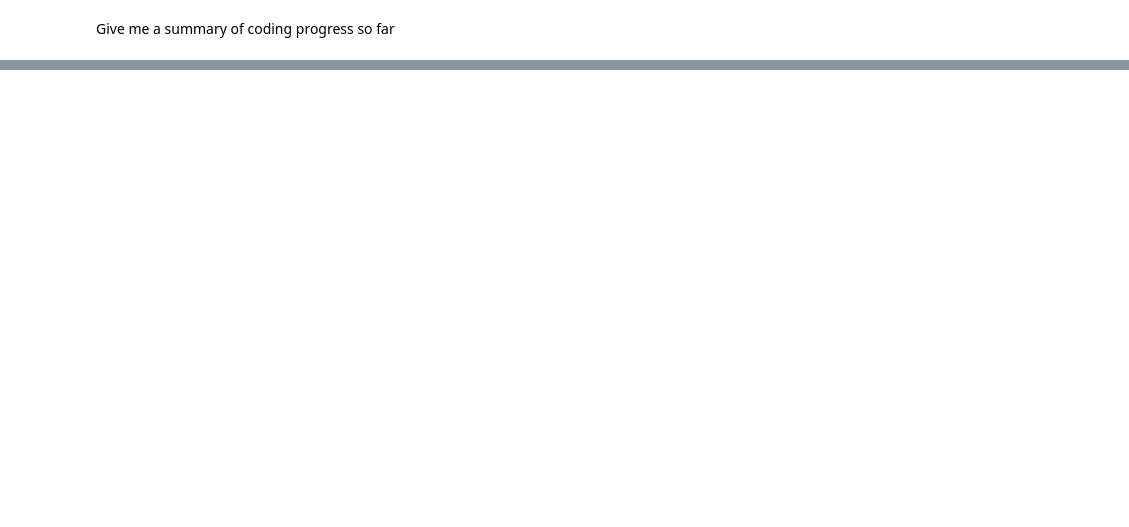
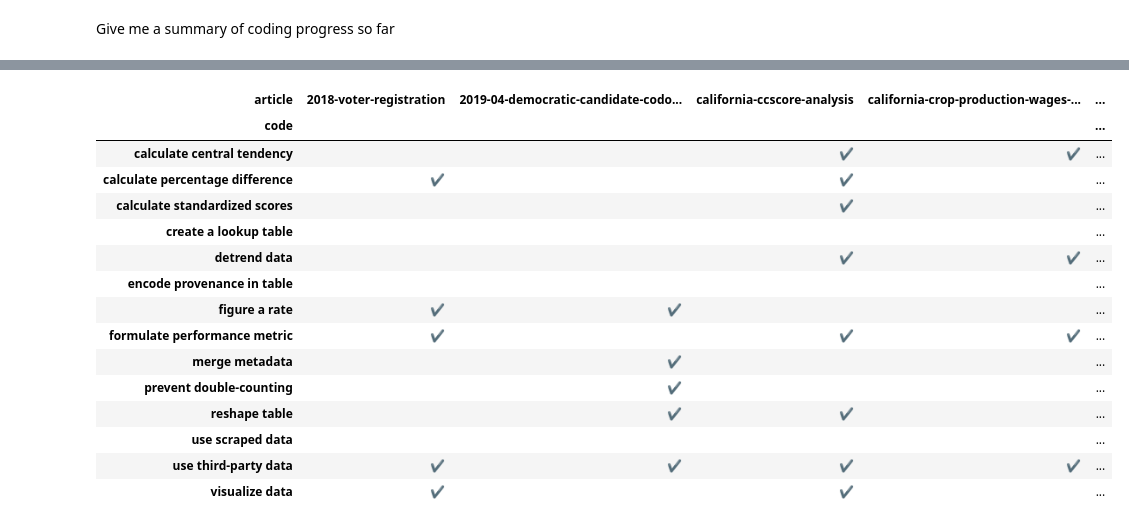
Before and after one commit to steve-kasica/table-scraps, a Jupyter notebook: codebook.ipynb, the cells around one changed output, grey strips where cells are left out. Saved outputs shown, nothing was run; the diff lists cells and outputs as text; code cells hidden in the pictures; blank space fills up the shorter version.

```diff
--- a/codebook.ipynb
+++ b/codebook.ipynb
@@ -80,0 +95,19 @@ data[['level', 'verb', 'code']] \
+# %%
+codes.query("level == 'medium'").reset_index(level='level', col_level=1)['mark']
+# %% [output]
+| article | 2018-voter-registration | 2019-04-democratic-candidate-codo... | california-ccscore-analysis | california-crop-production-wages-... | ... |
+| code |  |  |  |  | ... |
+| calculate central tendency |  |  | ✔ | ✔ | ... |
+| calculate percentage difference | ✔ |  | ✔ |  | ... |
+| calculate standardized scores |  |  | ✔ |  | ... |
+| create a lookup table |  |  |  |  | ... |
+| detrend data |  |  | ✔ | ✔ | ... |
+| encode provenance in table |  |  |  |  | ... |
+| figure a rate | ✔ | ✔ |  |  | ... |
+| formulate performance metric | ✔ |  | ✔ | ✔ | ... |
+| merge metadata |  | ✔ |  |  | ... |
+| prevent double-counting |  | ✔ |  |  | ... |
+| reshape table |  | ✔ | ✔ |  | ... |
+| use scraped data |  |  |  |  | ... |
+| use third-party data | ✔ | ✔ | ✔ | ✔ | ... |
+| visualize data | ✔ |  | ✔ |  | ... |
```
Also changed, not shown: parts of 12 cells of this notebook, 1 other file.
